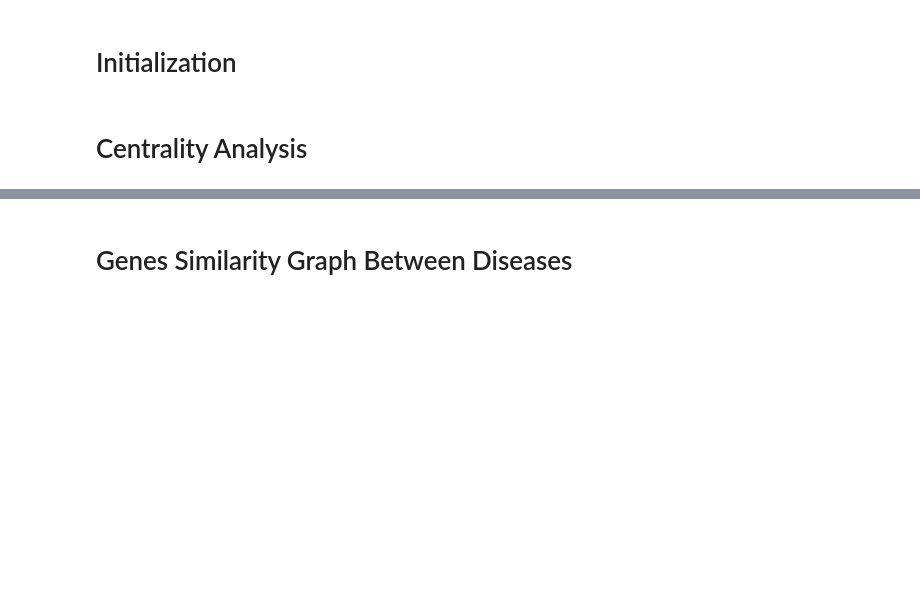
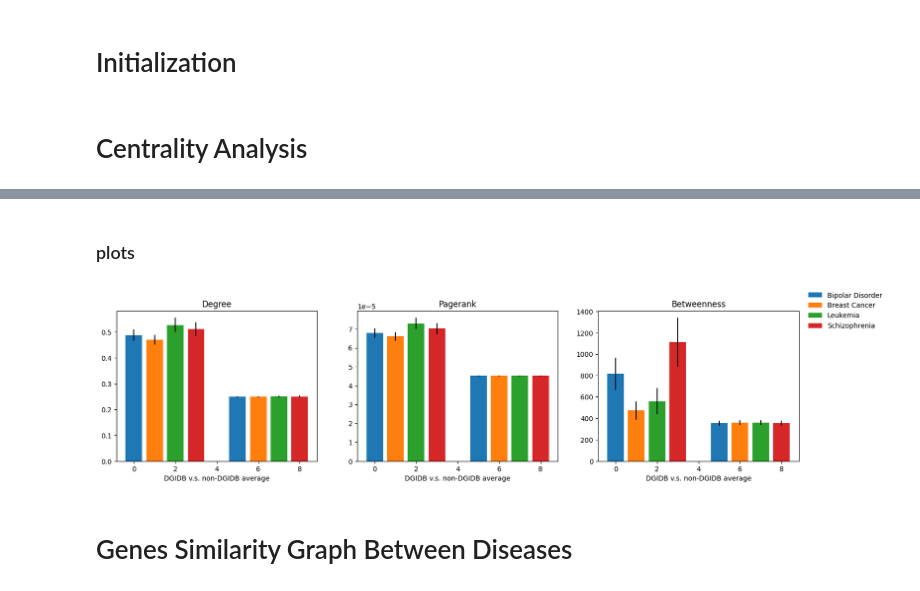
Before and after one commit to Monomanae/DDBC-hypergraph, a Jupyter notebook: Methods/DDBC/Disease_Comparison.ipynb, the cells around one changed output, grey strips where cells are left out. Saved outputs shown, nothing was run; the diff lists cells and outputs as text; code cells hidden in the pictures; blank space fills up the shorter version.

```diff
--- a/Methods/DDBC/Disease_Comparison.ipynb
+++ b/Methods/DDBC/Disease_Comparison.ipynb
@@ -288,0 +455,2 @@ for i, subdict in enumerate(all_betweenness_scores):
+# %%
+pr_scores = dgidb_centrality("pagerank")
@@ -289,2 +459,79 @@ for i, subdict in enumerate(all_betweenness_scores):
+# %%
+bt_scores = dgidb_centrality("betweenness",400)
+# %% [markdown]
+### plots
+# %%
+scores = {}
+scores["degree"] = strength_scores
+scores["pagerank"] = pr_scores
+scores["betweenness"] = bt_scores
+# %%
+disease_list = ["BIPOLAR","BREASTCANCER","LEUKEMIA","SCHIZOPHRENIA"]
+disease_list_common = ["Bipolar Disorder", "Breast Cancer", "Leukemia", "Schizophrenia"]
+# %%
+centralities = ["degree", "pagerank", "betweenness"]
+
+fig, axes = plt.subplots(1, 3, figsize=(18, 4))
+
+for i,cent in enumerate(centralities):
+    ax = axes[i]
+    ax.set_title(cent.capitalize())
+
+    bar1 = []
+    bar2 = []
+    sems1 = []
+    sems2 = []
+
+    for d in disease_list:
+        with open(f"../output/{d}/dgidb_index_in_msigdb.pkl", "rb") as f:
+            dgidb_index_in_msigdb = pickle.load(f)
+
+        dgidb_scores,non_dgidb_scores = split_score(scores[cent])
+
+        bar1.append(np.mean(dgidb_scores))
+        bar2.append(np.mean(non_dgidb_scores))
+
+        sems1.append(np.std(dgidb_scores, ddof=1) / np.sqrt(len(dgidb_scores))),
+        sems2.append(np.std(non_dgidb_scores, ddof=1) / np.sqrt(len(non_dgidb_scores)))
+
+    # plot axes labels
+    ax.set_xlabel("DGIDB v.s. non-DGIDB average")
+
+    # Bar positions
+    bar_width = 0.8
+    inner_spacing = 1.0          # spacing inside group
+    group_gap = 5              # gap between groups
+
+    # x positions
+    x = np.arange(len(bar1)) * inner_spacing
+    x1 = x
+    x2 = x + group_gap
+
+    colors = plt.get_cmap("tab10")(range(len(disease_list)))
+
+
+    # Plot group 1
+    for i in range(len(disease_list)):
+        ax.bar(x1[i], bar1[i],yerr = sems1[i], color=colors[i])
+
+    # Plot group 2 (same colors by index)
+    for i in range(len(disease_list)):
+        ax.bar(x2[i], bar2[i],yerr = sems2[i], color=colors[i])
+
+legend_handles = [
+    Patch(facecolor=colors[i], label=disease_list_common[i])
+    for i in range(len(disease_list))
+]
+
+fig.legend(
+    handles=legend_handles,
+    loc="upper right",
+    ncol=1,
+    frameon=False
+)
+
+plt.show()
+# %% [output]
+[figure, added]
 # %% [markdown]
 # Genes Similarity Graph Between Diseases
```
Also changed, not shown: parts of 67 cells of this notebook, 10 other files.
